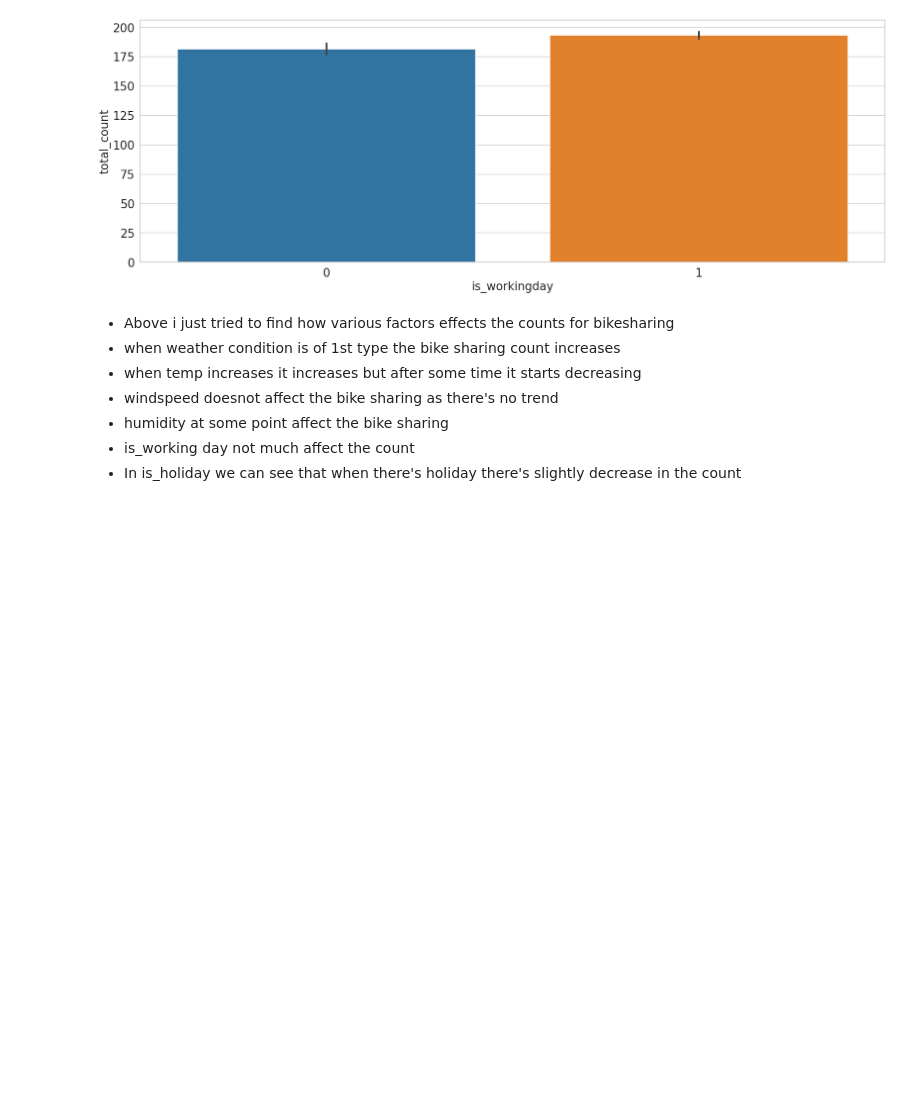
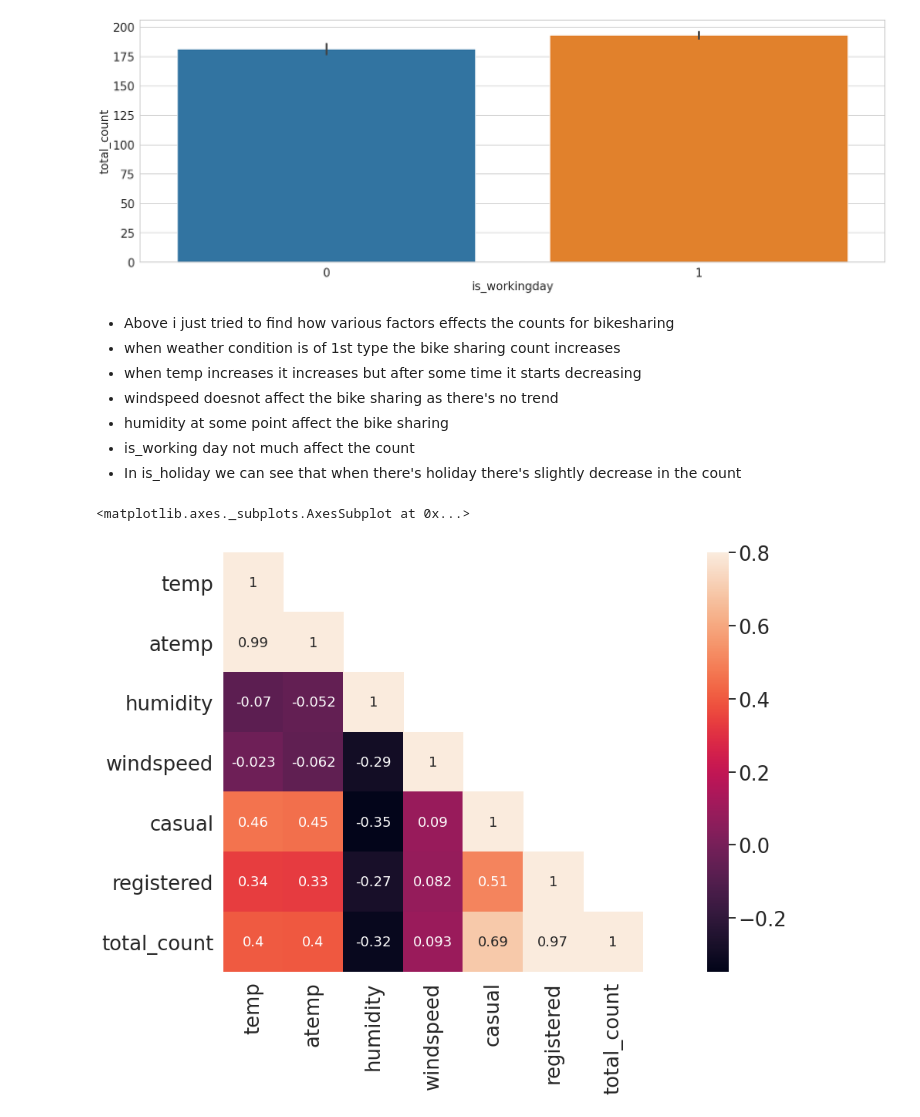
Before and after one commit to rushikeshnaik779/EDA, a Jupyter notebook: Bike_sharing_dataset.ipynb, the cells around one changed output. Cells and saved outputs as stored; diff of their text form; code cells hidden in the pictures; blank space fills up the shorter version.

```diff
--- a/Bike_sharing_dataset.ipynb
+++ b/Bike_sharing_dataset.ipynb
@@ -315,3 +291,25 @@ for i in l:
 - humidity at some point affect the bike sharing
 - is_working day  not much affect the count
 - In is_holiday we can see that when there's holiday there's slightly decrease in the count
+# %%
+# Let's find the correlation between the various variables
+corrMatt = data[['temp',
+                    'atemp',
+                    'humidity',
+                    'windspeed',
+                    'casual',
+                    'registered',
+                    'total_count']].corr()
+mask = np.array(corrMatt)
+# Turning the lower-triangle of the array to false
+mask[np.tril_indices_from(mask)] = False
+fig,ax = plt.subplots()
+sns.heatmap(corrMatt,
+            mask=mask,
+            vmax=.8,
+            square=True,
+            annot=True,
+            ax=ax)
+# %% [output]
+<matplotlib.axes._subplots.AxesSubplot at 0x...>
+[figure, added]
```
Also changed, not shown: parts of 6 cells of this notebook.
